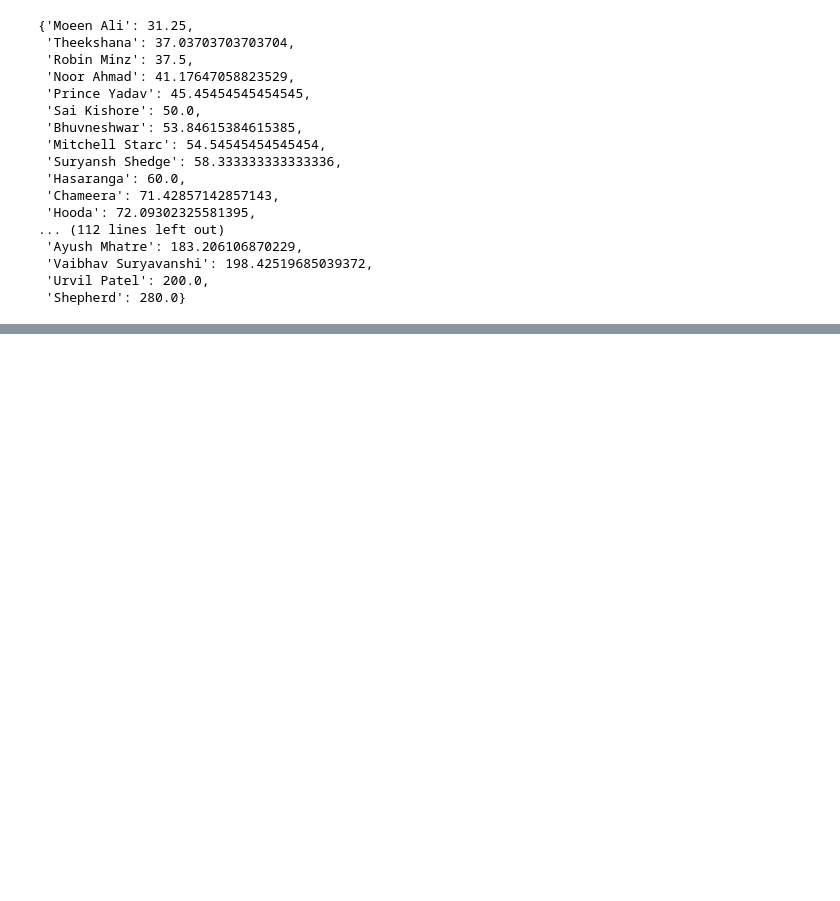
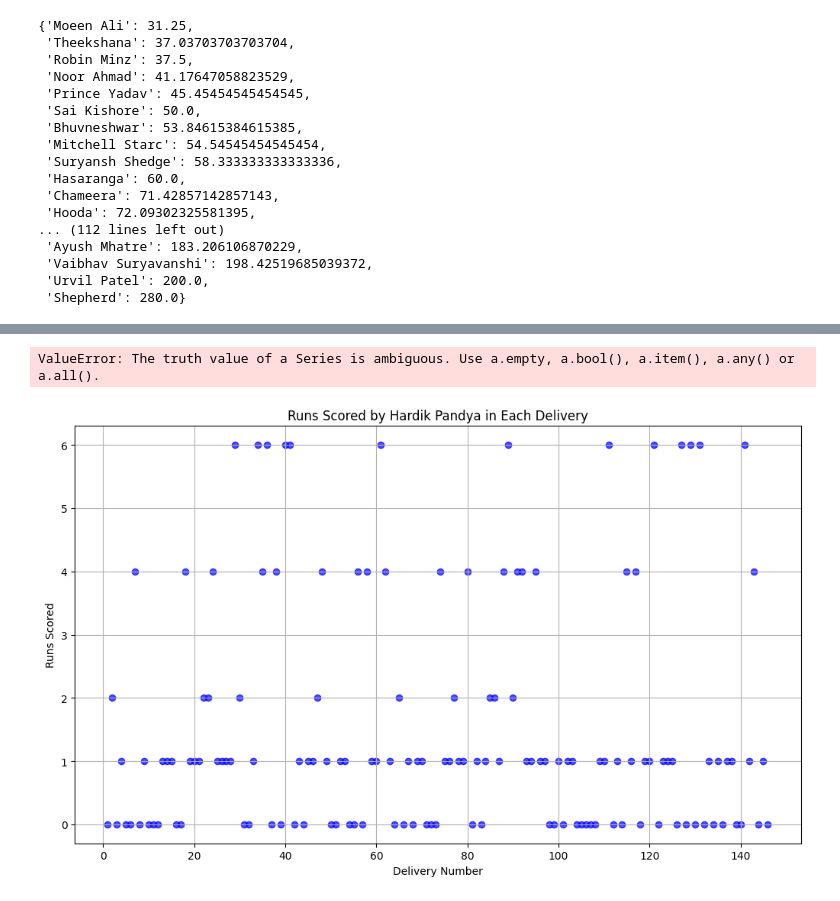
Before and after one commit to Navaneeth832/IPL-2025-stats, a Jupyter notebook: training.ipynb, the cells around one changed output, grey strips where cells are left out. Drawn from its saved outputs; the diff is of its cells as text; code cells hidden in the pictures; blank space fills up the shorter version.

```diff
--- a/training.ipynb
+++ b/training.ipynb
@@ -273,0 +332,22 @@ np.int64(17183)
+# %%
+batsman="Hardik Pandya"
+bowler="Prasidh Krishna"
+faced=maindf.loc[maindf['striker'] == batsman and maindf['bowler']==bowler, 'runs_of_bat']
+faced.index= range(1, len(faced) + 1)
+faced
+# %% [output]
+ValueError: The truth value of a Series is ambiguous. Use a.empty, a.bool(), a.item(), a.any() or a.all().
+# %%
+#scatter plot for runs scored by Hardik Pandya
+plt.figure(figsize=(10, 6))
+#plotting different colors for each type of over
+plt.scatter(faced.index, faced.values, color='blue', alpha=0.7)
+
+plt.tight_layout()  # Adjust layout to prevent clipping of tick-labels
+plt.title(f'Runs Scored by {batsman} in Each Delivery')
+plt.xlabel('Delivery Number')
+plt.ylabel('Runs Scored')
+plt.grid(True)
+plt.show()
+# %% [output]
+[figure, added]
```
Also changed, not shown: parts of 13 cells of this notebook, 1 other file.
